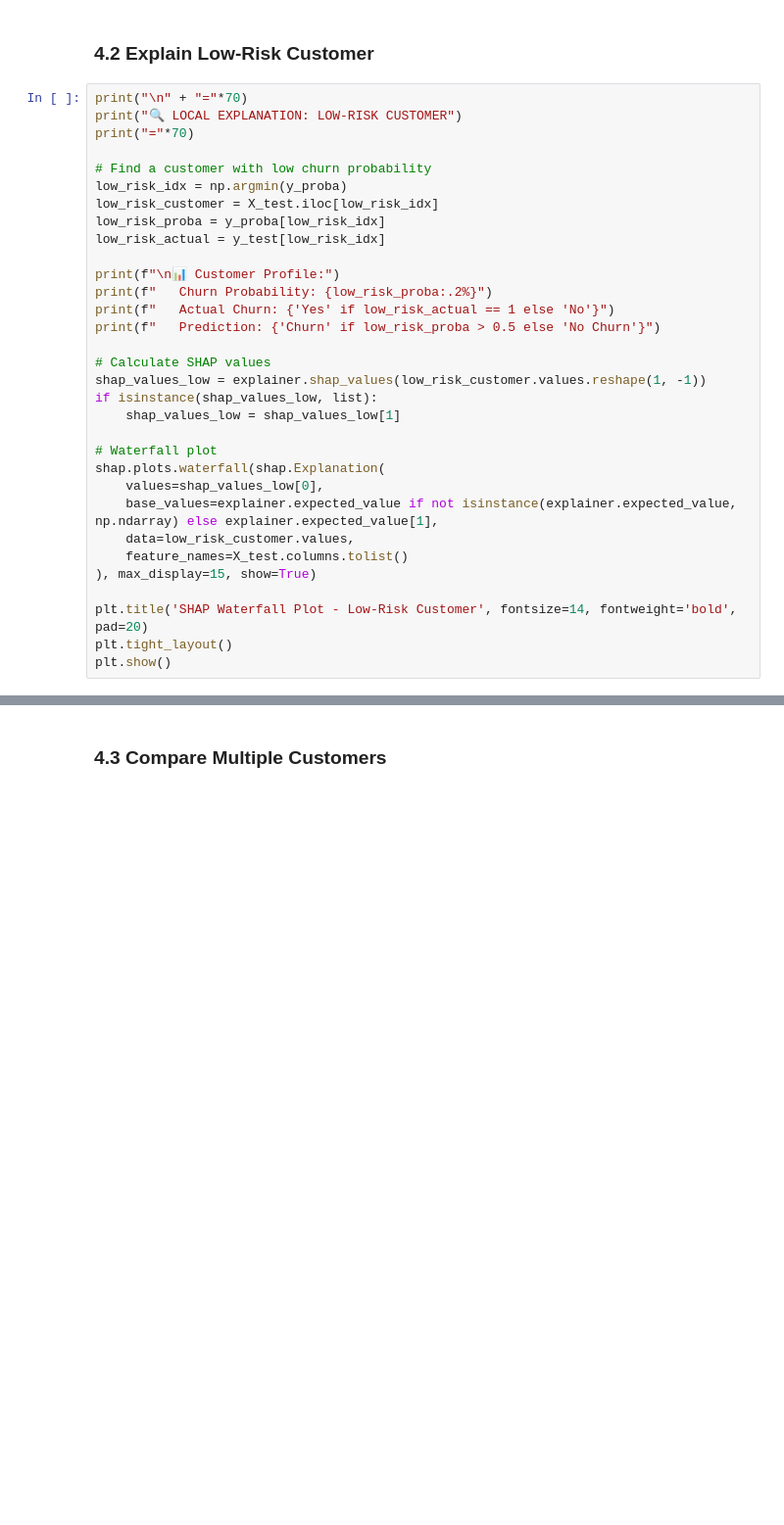
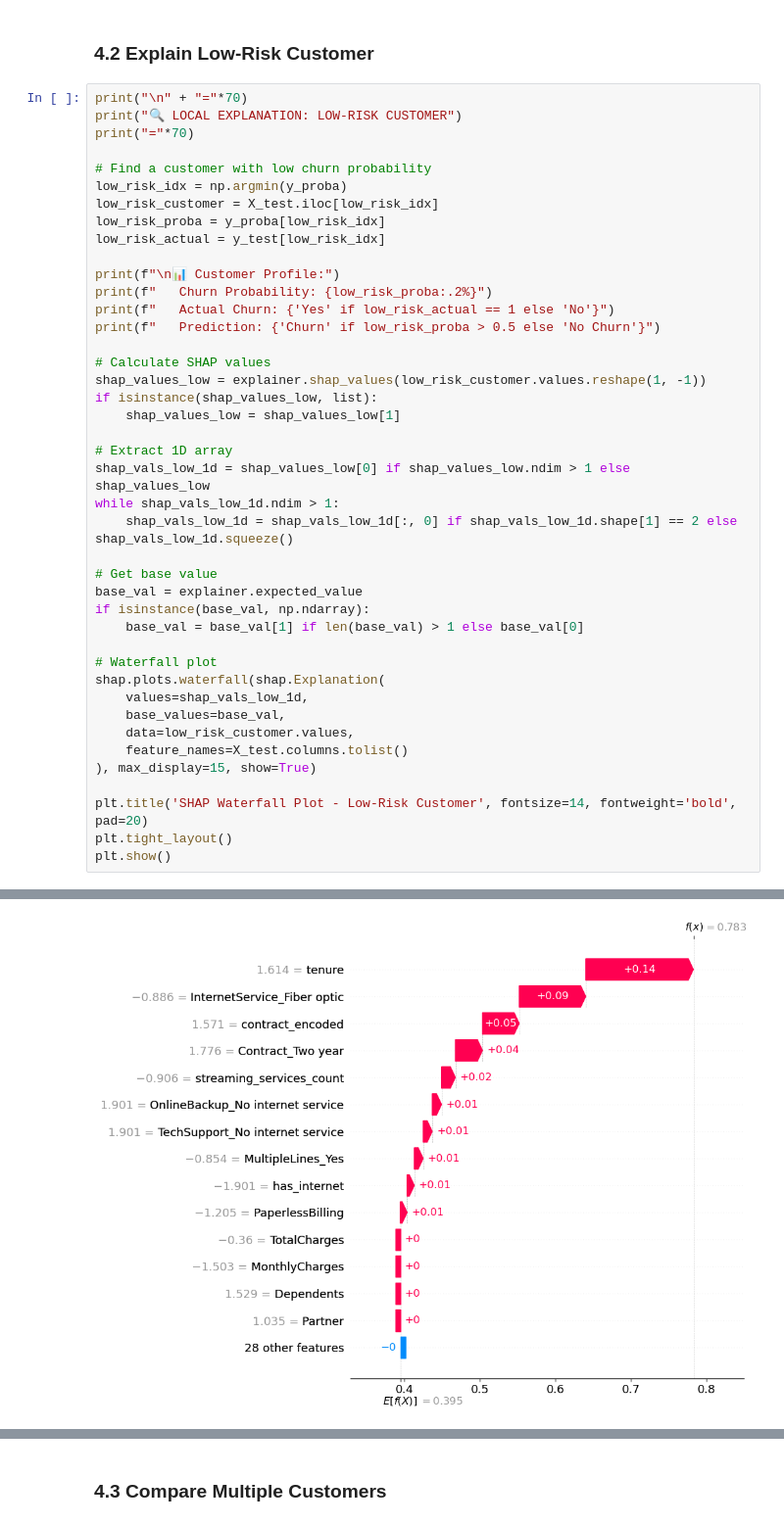
Before and after one commit to Gavesh99324/Telco-Churn-Prediction, a Jupyter notebook: notebooks/07_model_explainability.ipynb, the cells around one changed output, grey strips where cells are left out. Shown at 98% size. Cells and saved outputs as stored; diff of their text form; blank space fills up the shorter version.

```diff
--- a/notebooks/07_model_explainability.ipynb
+++ b/notebooks/07_model_explainability.ipynb
@@ -243,10 +428,20 @@ shap_values_low = explainer.shap_values(low_risk_customer.values.reshape(1, -1))
 if isinstance(shap_values_low, list):
     shap_values_low = shap_values_low[1]
 
+# Extract 1D array
+shap_vals_low_1d = shap_values_low[0] if shap_values_low.ndim > 1 else shap_values_low
+while shap_vals_low_1d.ndim > 1:
+    shap_vals_low_1d = shap_vals_low_1d[:, 0] if shap_vals_low_1d.shape[1] == 2 else shap_vals_low_1d.squeeze()
+
+# Get base value
+base_val = explainer.expected_value
+if isinstance(base_val, np.ndarray):
+    base_val = base_val[1] if len(base_val) > 1 else base_val[0]
+
 # Waterfall plot
 shap.plots.waterfall(shap.Explanation(
-    values=shap_values_low[0],
-    base_values=explainer.expected_value if not isinstance(explainer.expected_value, np.ndarray) else explainer.expected_value[1],
+    values=shap_vals_low_1d,
+    base_values=base_val,
     data=low_risk_customer.values,
     feature_names=X_test.columns.tolist()
 ), max_display=15, show=True)
@@ -254,3 +449,4 @@ shap.plots.waterfall(shap.Explanation(
 plt.title('SHAP Waterfall Plot - Low-Risk Customer', fontsize=14, fontweight='bold', pad=20)
 plt.tight_layout()
 plt.show()
+# %% [output]
@@ -256,0 +461 @@ plt.show()
+[figure, added]
```
Also changed, not shown: parts of 19 cells of this notebook.
